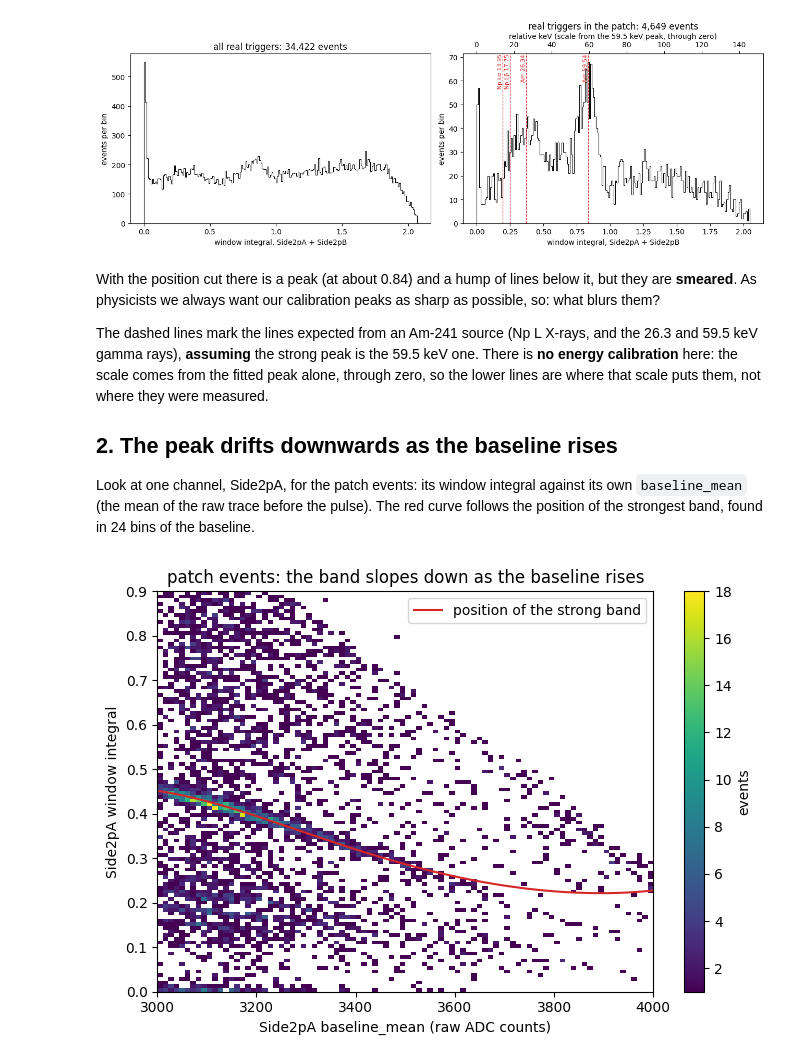
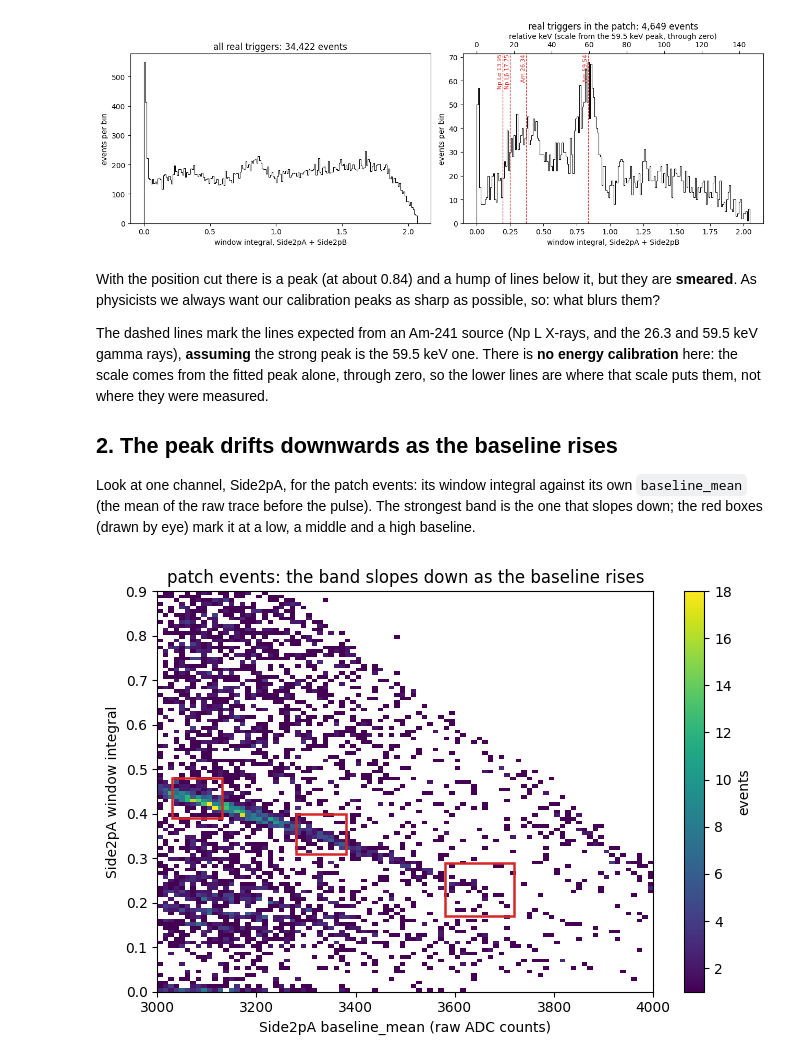
Before and after one commit to det-lab/nsdf-gold-demo, a Jupyter notebook: am-lines-demo.ipynb, the cells around one changed output. Drawn from its saved outputs; the diff is of its cells as text; code cells hidden in the pictures.

```diff
--- a/am-lines-demo.ipynb
+++ b/am-lines-demo.ipynb
@@ -78,32 +78,22 @@ With the position cut there is a peak (at about 0.84) and a hump of lines below
 The dashed lines mark the lines expected from an Am-241 source (Np L X-rays, and the 26.3 and 59.5 keV gamma rays), **assuming** the strong peak is the 59.5 keV one. There is **no energy calibration** here: the scale comes from the fitted peak alone, through zero, so the lower lines are where that scale puts them, not where they were measured.
 
 ## 2. The peak drifts downwards as the baseline rises
-Look at one channel, Side2pA, for the patch events: its window integral against its own `baseline_mean` (the mean of the raw trace before the pulse). The red curve follows the position of the strongest band, found in 24 bins of the baseline.
+Look at one channel, Side2pA, for the patch events: its window integral against its own `baseline_mean` (the mean of the raw trace before the pulse). The strongest band is the one that slopes down; the red boxes (drawn by eye) mark it at a low, a middle and a high baseline.
-# %%
-A_int, A_base = window["A"], base["A"]
-P = np.flatnonzero(patch)
-
-# The position of the strong band in 24 bins of the baseline (plain numpy: the mode of the smoothed histogram in each bin,
-# searched near the position found in the bin before), and a cubic of the logarithm through it.
-order = P[np.argsort(A_base[P])]; cut = np.linspace(0, len(order), 25).astype(int)
-hb = np.linspace(0.05, 1.5, 291); cb = 0.5 * (hb[1:] + hb[:-1])
-xs, ps, prev = [], [], None
-for k in range(24):
-    sel = order[cut[k]:cut[k + 1]]
-    hs = np.convolve(np.histogram(A_int[sel], bins=hb)[0], np.ones(5) / 5, "same")
-    lo, hi = (0.30, 0.60) if prev is None else (0.75 * prev, 1.03 * prev)
-    prev = cb[np.argmax(np.where((cb > lo) & (cb < hi), hs, -1))]
-    xs.append(np.median(A_base[sel])); ps.append(prev)
-coef = np.polyfit(xs, np.log(ps), 3)
-band = lambda b: np.exp(np.polyval(coef, b))                # where the band is, at a baseline b
-
-fig, ax = plt.subplots(figsize=(8, 5.2))
-h = ax.hist2d(A_base[P], A_int[P], bins=[90, 110], range=[[3000, 4000], [0, 0.9]], cmap="viridis", cmin=1)
-fig.colorbar(h[3], ax=ax, label="events")
-bb = np.linspace(min(xs), max(xs), 100); ax.plot(bb, band(bb), color="C3", lw=1.5, label="position of the strong band")
-ax.set_xlabel("Side2pA baseline_mean (raw ADC counts)"); ax.set_ylabel("Side2pA window integral"); ax.legend()
-ax.set_title("patch events: the band slopes down as the baseline rises")
-plt.show()
-# %% [output]
-[figure, removed]
+# %%
+A_int, A_base = window["A"], base["A"]
+P = np.flatnonzero(patch)
+
+# Three boxes drawn by eye around the strong band, at a low, a middle and a high baseline: (baseline_mean range, window integral range)
+BOXES = [((3030, 3130), (0.39, 0.48)), ((3280, 3380), (0.31, 0.40)), ((3580, 3720), (0.17, 0.29))]
+
+fig, ax = plt.subplots(figsize=(8, 5.2))
+h = ax.hist2d(A_base[P], A_int[P], bins=[90, 110], range=[[3000, 4000], [0, 0.9]], cmap="viridis", cmin=1)
+fig.colorbar(h[3], ax=ax, label="events")
+for (x0, x1), (y0, y1) in BOXES:
+    ax.add_patch(plt.Rectangle((x0, y0), x1 - x0, y1 - y0, fill=False, ec="C3", lw=1.8))
+ax.set_xlabel("Side2pA baseline_mean (raw ADC counts)"); ax.set_ylabel("Side2pA window integral")
+ax.set_title("patch events: the band slopes down as the baseline rises")
+plt.show()
+# %% [output]
+[figure, added]
 # %% [markdown]
```
Also changed, not shown: parts of 3 cells of this notebook.
